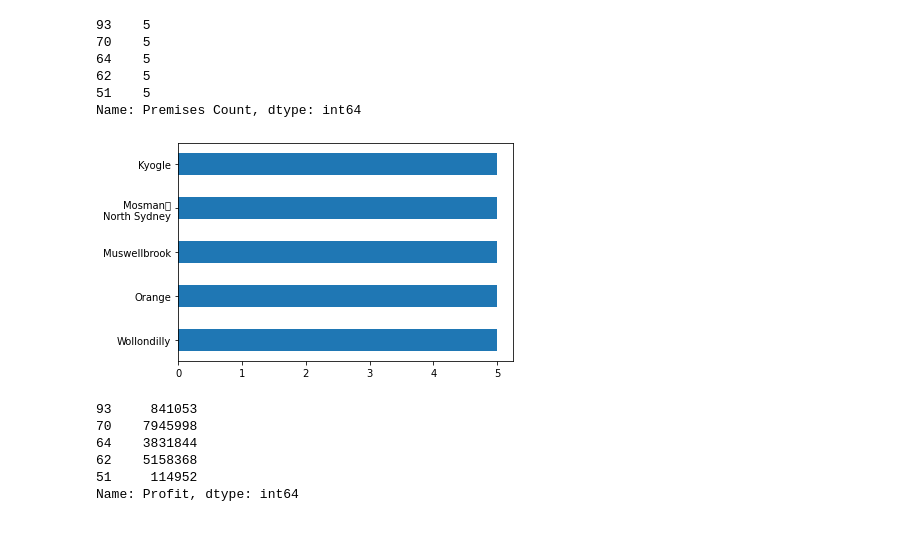
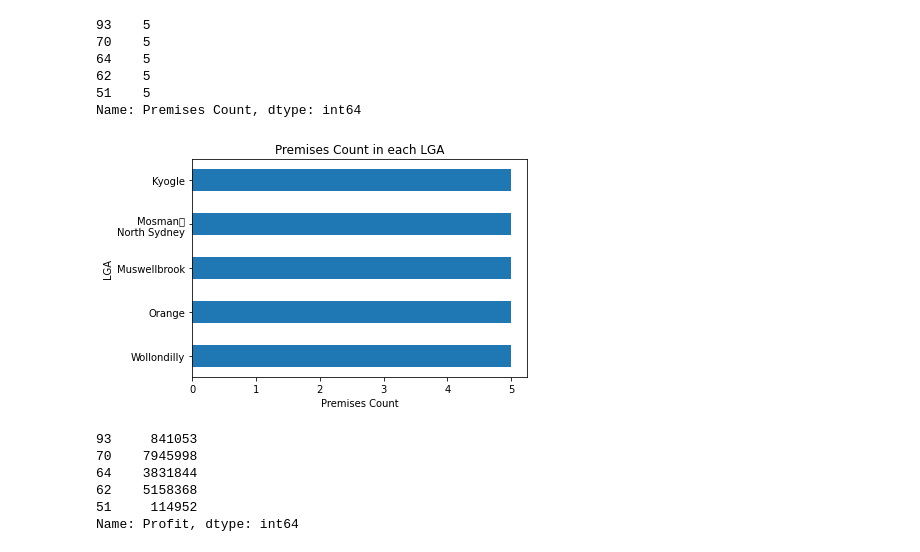
Before and after one commit to BY-2224/clubs-gaming-machine-data, a Jupyter notebook: gaming data.ipynb, the cells around one changed output. Drawn from its saved outputs; the diff is of its cells as text; code cells hidden in the pictures.

```diff
--- a/gaming data.ipynb
+++ b/gaming data.ipynb
@@ -187,9 +187,12 @@ y1_axis
 Name: Premises Count, dtype: int64
 # %%
 plt.barh(x1_axis,y1_axis,height=0.5)
+plt.ylabel('LGA')
+plt.xlabel('Premises Count')
+plt.title('Premises Count in each LGA')
 plt.show()
 # %% [output]
-[figure, old version]
+[figure, new version]
 # %%
 profit1=clubs_no1.iloc[:,1]
 profit1
```
Also changed, not shown: parts of 2 cells of this notebook.
